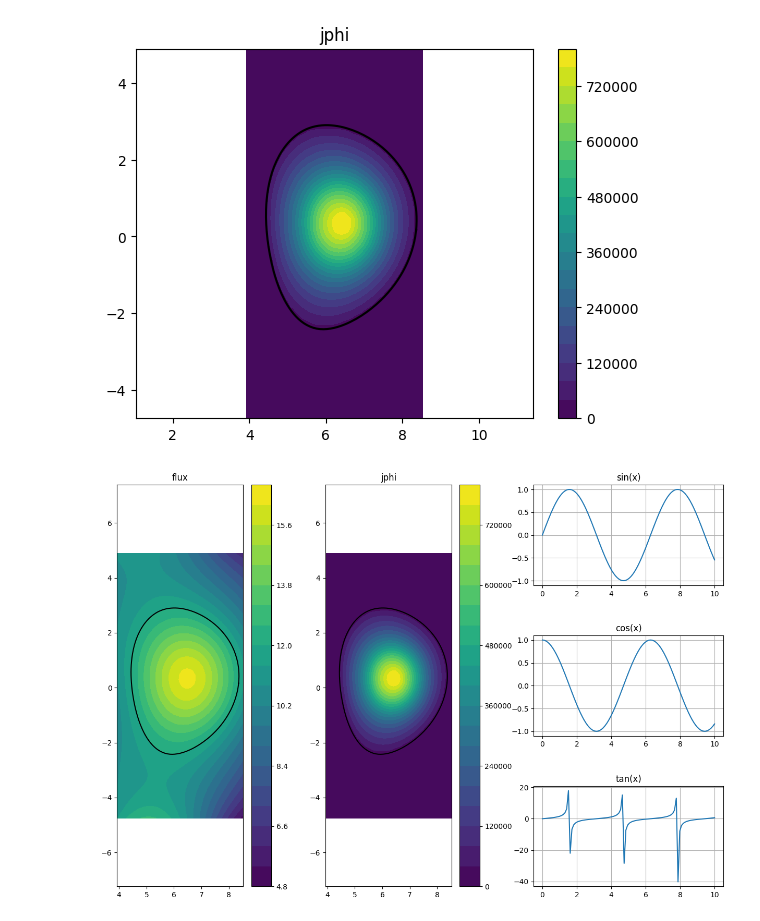
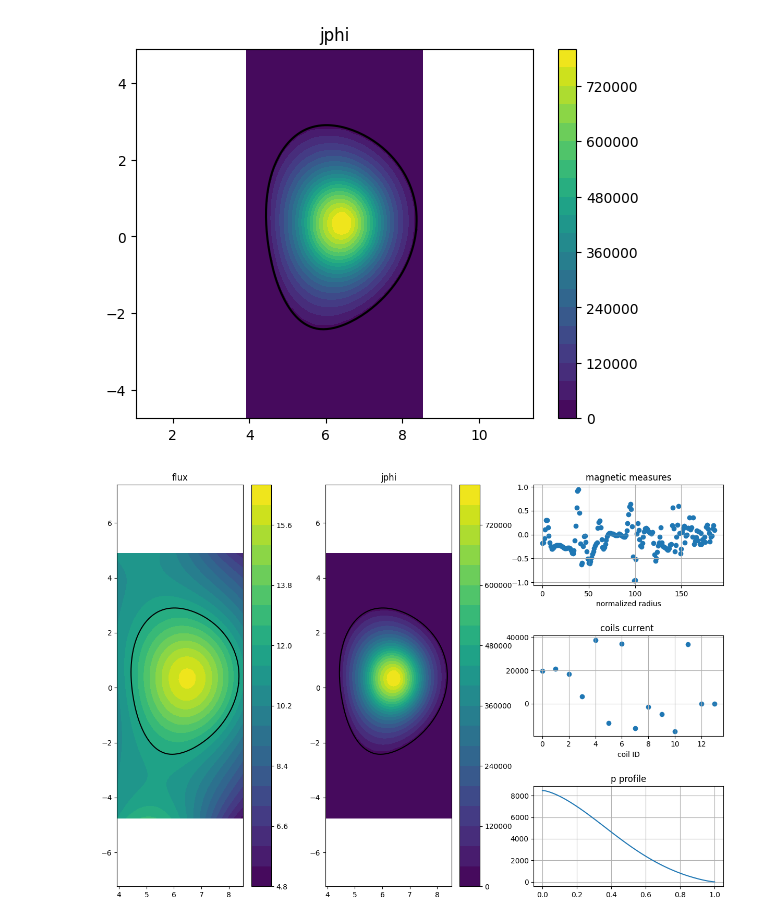
Before and after one commit to matteobonotto/ITERlike-equilibrium-dataset, a Jupyter notebook: notebooks/use_dataset.ipynb, the cells around one changed output. Drawn from its saved outputs; the diff is of its cells as text; code cells hidden in the pictures.

Commit message:
adding plot funcion

```diff
--- a/notebooks/use_dataset.ipynb
+++ b/notebooks/use_dataset.ipynb
@@ -66,7 +66,7 @@ import numpy as np
 
 z1 = sample['flux']
 z2 = - sample['rhs']/(mu0 * grid.r)
-coil_surr = sample['coils_current']
+coil_curr = sample['coils_current']
 mag_measures = sample['mag_measures']
 p_profile = sample['p_profile']
 RR = grid.r
@@ -78,46 +78,70 @@ title='flux'
 # RR, ZZ = np.meshgrid(np.linspace(-1, 1, 50), np.linspace(-1, 1, 50))
 # z1 = np.sin(np.pi * RR) * np.cos(np.pi * ZZ)
 # z2 = np.cos(np.pi * RR) * np.sin(np.pi * ZZ)
-line_x = np.linspace(0, 10, 100)
-# line_ys = [np.sin(line_x), np.cos(line_x), np.tan(line_x)]
-line_ys = [coil_surr, mag_measures, p_profile]
-tiles = ['coils current', 'magnetic measures', 'p profile']
-
+# line_x = np.linspace(0, 10, 100)
+# # line_ys = [np.sin(line_x), np.cos(line_x), np.tan(line_x)]
+# line_ys = [
+#     mag_measures.reshape(-1,1), coil_curr.reshape(-1,1), p_profile.reshape(-1,1)]
+# tiles = ['magnetic measures', 'coils current', 'p profile']
+# line_xs = [
+#     np.arange(mag_measures.shape[0]),
+#     np.arange(coil_curr.shape[0]),
+#     np.linspace(0,1,p_profile.shape[0]),
+# ]
 # Updated contourf function that accepts ax
 def contourf(z, RR, ZZ, title="", separatrix=None, ax=None):
     if ax is None:
         fig, ax = plt.subplots()
     c = ax.contourf(RR, ZZ, z, 20)
     ax.axis("equal")
     plt.colorbar(c, ax=ax)
     if separatrix is not None:
         ax.plot(separatrix[:, 0], separatrix[:, 1], "k")
     ax.set_title(title)
 
 # Create figure and master GridSpec
 fig = plt.figure(figsize=(15, 10))
 outer = gridspec.GridSpec(nrows=1, ncols=3, width_ratios=[1, 1, 1.2], wspace=0.3)
 
 # Contour plots (left and middle) take full height
 ax1 = fig.add_subplot(outer[0, 0])
 contourf(z1, RR, ZZ, separatrix=separatrix, title="flux", ax=ax1)
 
 ax2 = fig.add_subplot(outer[0, 1])
 contourf(z2, RR, ZZ, separatrix=separatrix, title="jphi", ax=ax2)
 
 # Right column: nested GridSpec for vertical stacking
 inner = gridspec.GridSpecFromSubplotSpec(3, 1, subplot_spec=outer[0, 2], hspace=0.5)
 
 ax3 = fig.add_subplot(inner[0])
 ax4 = fig.add_subplot(inner[1])
 ax5 = fig.add_subplot(inner[2])
 
-for ax, y, label in zip([ax3, ax4, ax5], line_ys, tiles):
-    ax.plot(line_x, y)
-    ax.set_title(label)
-    ax.grid(True)
+# plot measures
+ax3.scatter(np.arange(mag_measures.shape[0]), mag_measures.reshape(-1,1))
+ax3.set_title('magnetic measures')
+ax3.set_xlabel("sensor ID")
+ax3.grid(True)
 
-plt.tight_layout()
+# plot currents
+ax4.scatter(np.arange(coil_curr.shape[0]), coil_curr.reshape(-1,1))
+ax4.set_title('coils current ')
+ax4.set_xlabel("coil ID")
+ax4.grid(True)
+
+# plot p profile
+ax5.plot(np.linspace(0,1,p_profile.shape[0]), p_profile.reshape(-1,1))
+ax5.set_title('p profile')
+ax3.set_xlabel("normalized radius")
+ax5.grid(True)
+
+
+# for ax, x, y, label in zip([ax3, ax4, ax5], line_xs , line_ys, tiles):
+#     ax.plot(x, y)
+#     ax.set_title(label)
+#     ax.grid(True)
+
+# plt.tight_layout()
 plt.show()
 # %% [output]
-[figure, old version]
+[figure, new version]
```
Also changed, not shown: 1 other file.
